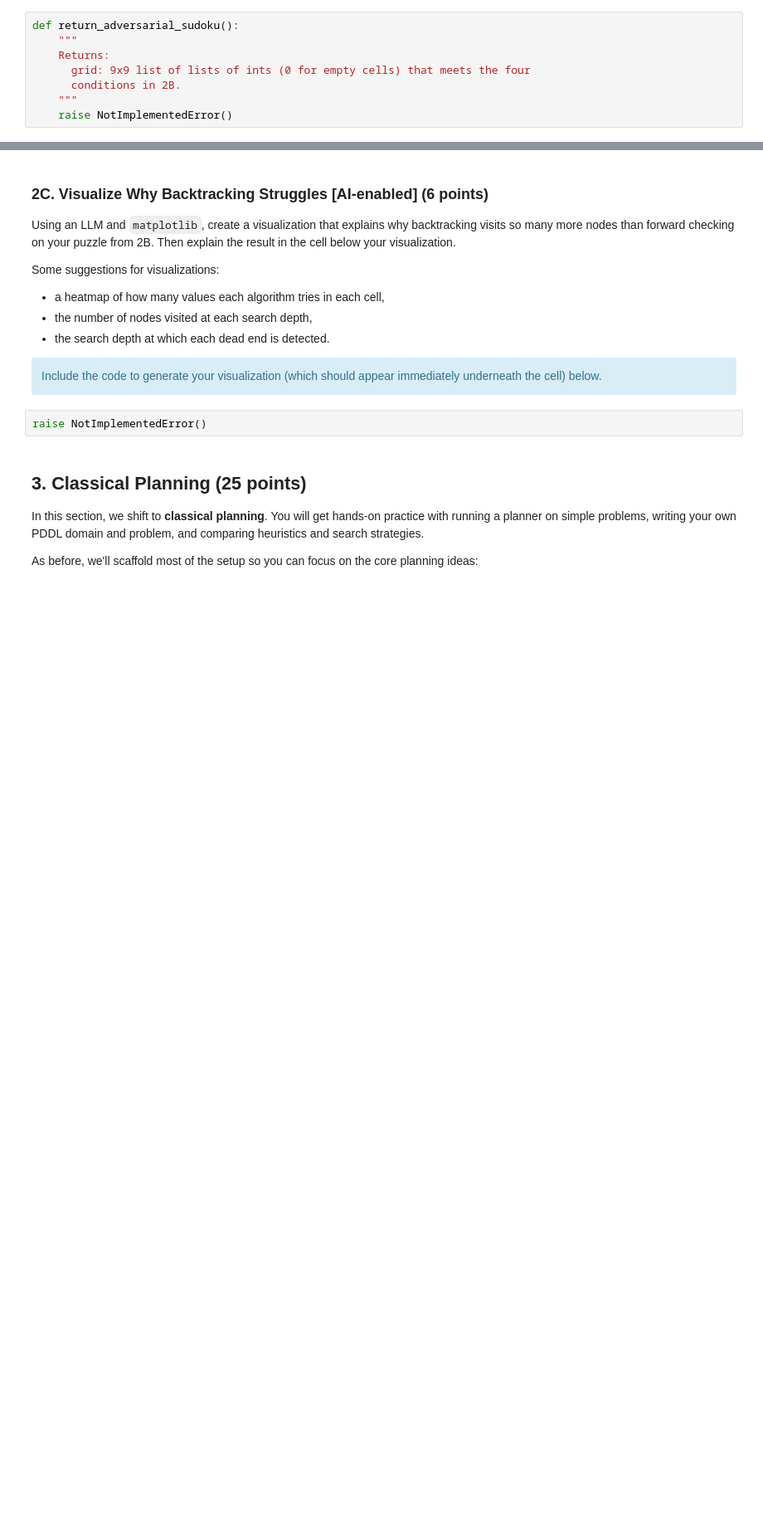
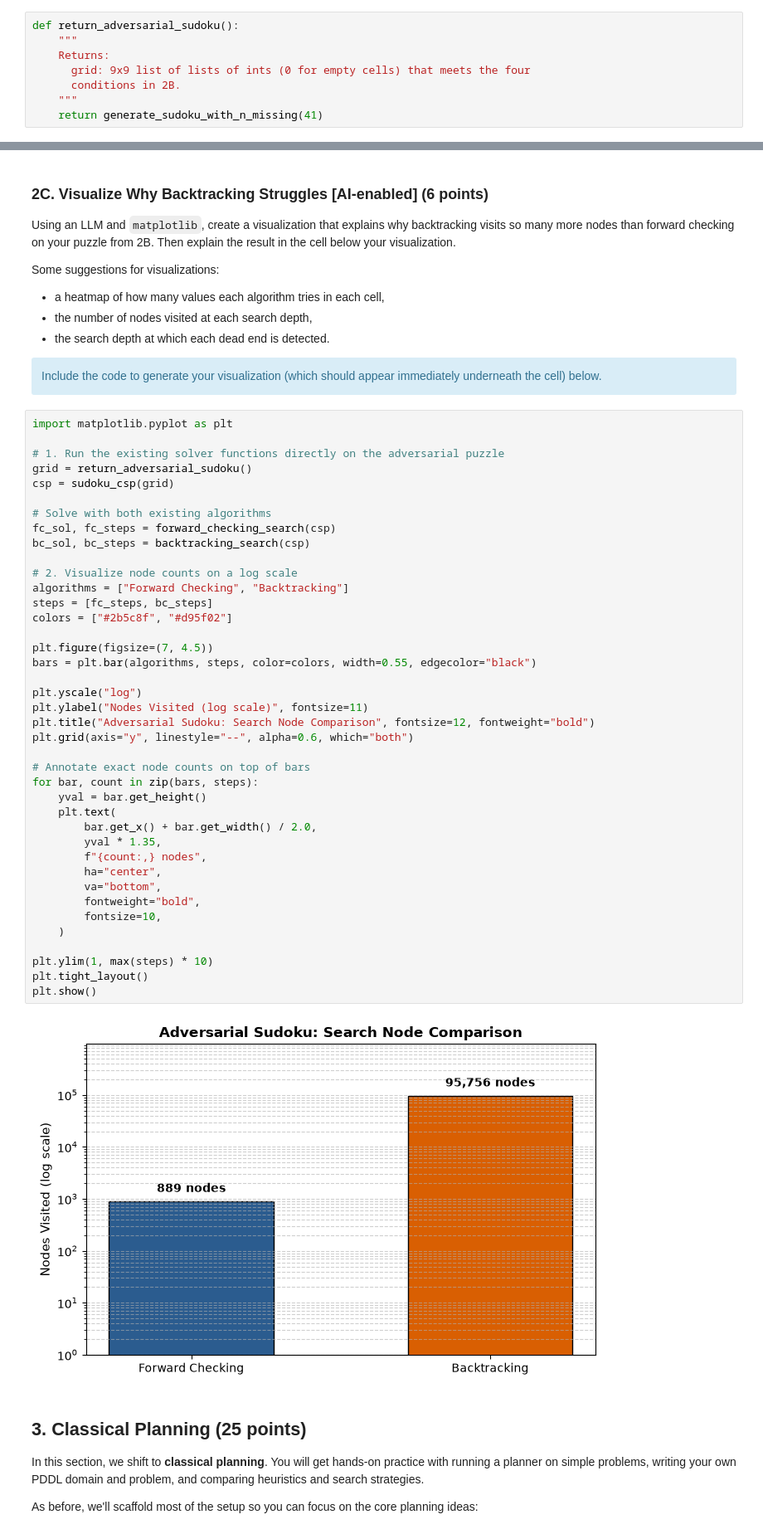
Before and after one commit to nathanalam/padm_local_f26, a Jupyter notebook: homeworks/ps4/ProblemSet04_CSPs_Classical_Planning_release.ipynb, the cells around one changed output, grey strips where cells are left out. Shown at 83% size. Saved outputs shown, nothing was run; the diff lists cells and outputs as text; blank space fills up the shorter version.

```diff
--- a/homeworks/ps4/ProblemSet04_CSPs_Classical_Planning_release.ipynb
+++ b/homeworks/ps4/ProblemSet04_CSPs_Classical_Planning_release.ipynb
@@ -889,4 +1063,4 @@ def return_adversarial_sudoku():
       grid: 9x9 list of lists of ints (0 for empty cells) that meets the four
       conditions in 2B.
     """
-    raise NotImplementedError()
+    return generate_sudoku_with_n_missing(41)
@@ -916,7 +1133,47 @@ Some suggestions for visualizations:
 Include the code to generate your visualization (which should appear immediately underneath the cell) below.
 </div>
 # %%
-raise NotImplementedError()
+import matplotlib.pyplot as plt
+
+# 1. Run the existing solver functions directly on the adversarial puzzle
+grid = return_adversarial_sudoku()
+csp = sudoku_csp(grid)
+
+# Solve with both existing algorithms
+fc_sol, fc_steps = forward_checking_search(csp)
+bc_sol, bc_steps = backtracking_search(csp)
+
+# 2. Visualize node counts on a log scale
+algorithms = ["Forward Checking", "Backtracking"]
+steps = [fc_steps, bc_steps]
+colors = ["#2b5c8f", "#d95f02"]
+
+plt.figure(figsize=(7, 4.5))
+bars = plt.bar(algorithms, steps, color=colors, width=0.55, edgecolor="black")
+
+plt.yscale("log")
+plt.ylabel("Nodes Visited (log scale)", fontsize=11)
+plt.title("Adversarial Sudoku: Search Node Comparison", fontsize=12, fontweight="bold")
+plt.grid(axis="y", linestyle="--", alpha=0.6, which="both")
+
+# Annotate exact node counts on top of bars
+for bar, count in zip(bars, steps):
+    yval = bar.get_height()
+    plt.text(
+        bar.get_x() + bar.get_width() / 2.0,
+        yval * 1.35,
+        f"{count:,} nodes",
+        ha="center",
+        va="bottom",
+        fontweight="bold",
+        fontsize=10,
+    )
+
+plt.ylim(1, max(steps) * 10)
+plt.tight_layout()
+plt.show()
+# %% [output]
+[figure, added]
 # %% [markdown]
 ## 3. <a name="classical_planning"></a> Classical Planning (25 points)
 
```
Also changed, not shown: parts of 22 cells of this notebook.
